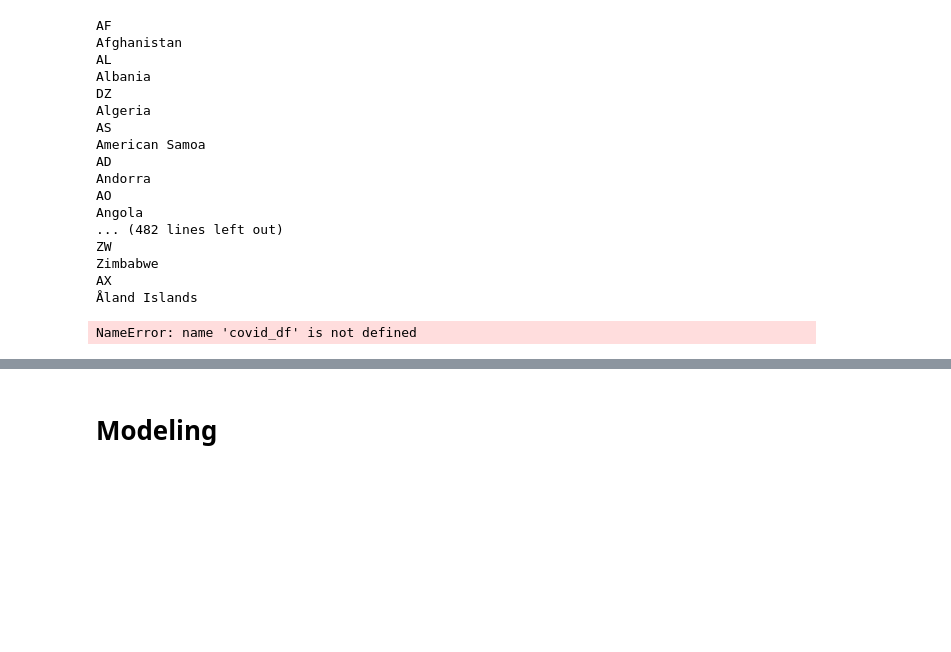
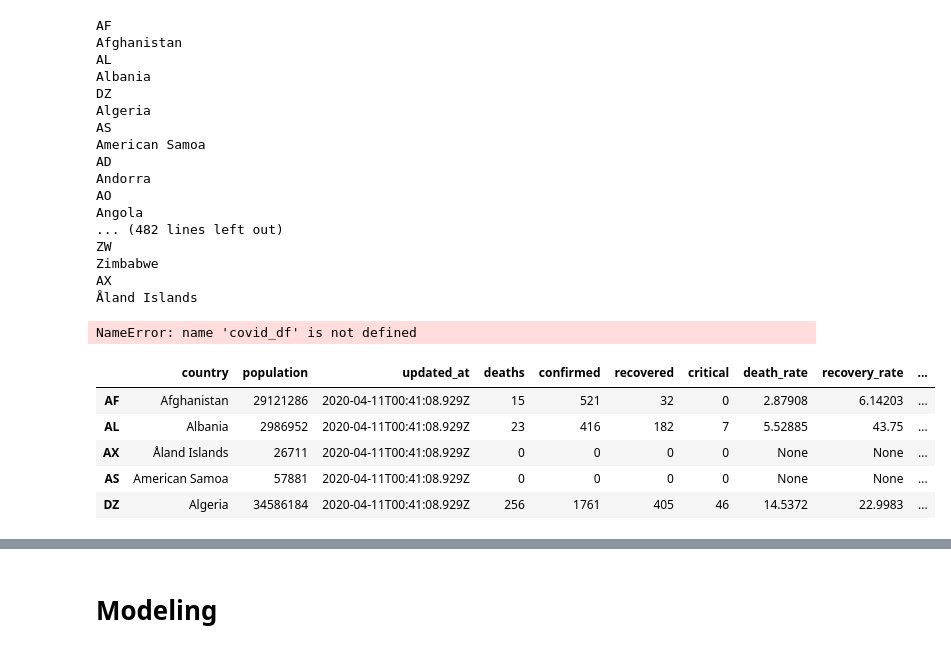
Before and after one commit to jason17h/stem-search, a Jupyter notebook: notebooks/covid-19-data-exploration.ipynb, the cells around one changed output, grey strips where cells are left out. Saved outputs shown, nothing was run; the diff lists cells and outputs as text; code cells hidden in the pictures; blank space fills up the shorter version.

```diff
--- a/notebooks/covid-19-data-exploration.ipynb
+++ b/notebooks/covid-19-data-exploration.ipynb
@@ -130,4 +128,4 @@ today = {
     'confirmed_today': tmp['confirmed']
 }
 # %%
-AF.pop('coordinates')
+coords = AF.pop('coordinates')
@@ -136,3 +132,5 @@ AF.pop('coordinates')
+# %%
+AF.update(coords)
 # %%
 AF
 # %% [output]
@@ -196,12 +200,12 @@ def process_covid_data(data: typing.List[dict]) -> dict:
         tmp = country.pop('today')
         today = {'deaths_today': tmp['deaths'], 'confirmed_today': tmp['confirmed']}
 
-        # We don't care about the coordinates
-        country.pop('coordinates')
+        coords = country.pop('coordinates')
 
         country.update(info)
         country.update(rates)
         country.update(today)
+        country.update(coords)
 
         master[code] = country
 
@@ -354,0 +365,9 @@ NameError: name 'covid_df' is not defined
+# %%
+covid_df.head()
+# %% [output]
+|  | country | population | updated_at | deaths | confirmed | recovered | critical | death_rate | recovery_rate | ... |
+| AF | Afghanistan | 29121286 | 2020-04-11T00:41:08.929Z | 15 | 521 | 32 | 0 | 2.87908 | 6.14203 | ... |
+| AL | Albania | 2986952 | 2020-04-11T00:41:08.929Z | 23 | 416 | 182 | 7 | 5.52885 | 43.75 | ... |
+| AX | Åland Islands | 26711 | 2020-04-11T00:41:08.929Z | 0 | 0 | 0 | 0 | None | None | ... |
+| AS | American Samoa | 57881 | 2020-04-11T00:41:08.929Z | 0 | 0 | 0 | 0 | None | None | ... |
+| DZ | Algeria | 34586184 | 2020-04-11T00:41:08.929Z | 256 | 1761 | 405 | 46 | 14.5372 | 22.9983 | ... |
```
Also changed, not shown: parts of 14 cells of this notebook, 5 other files.
